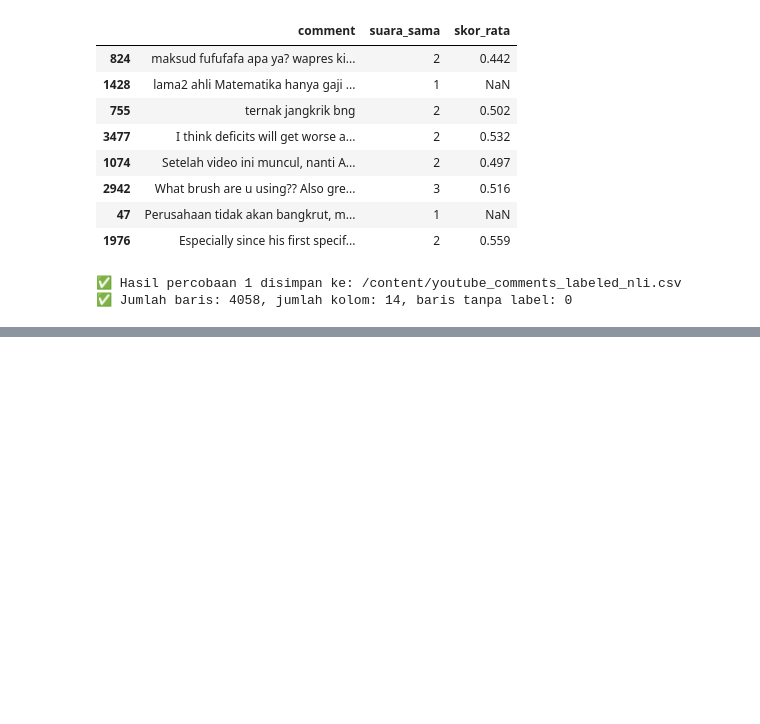
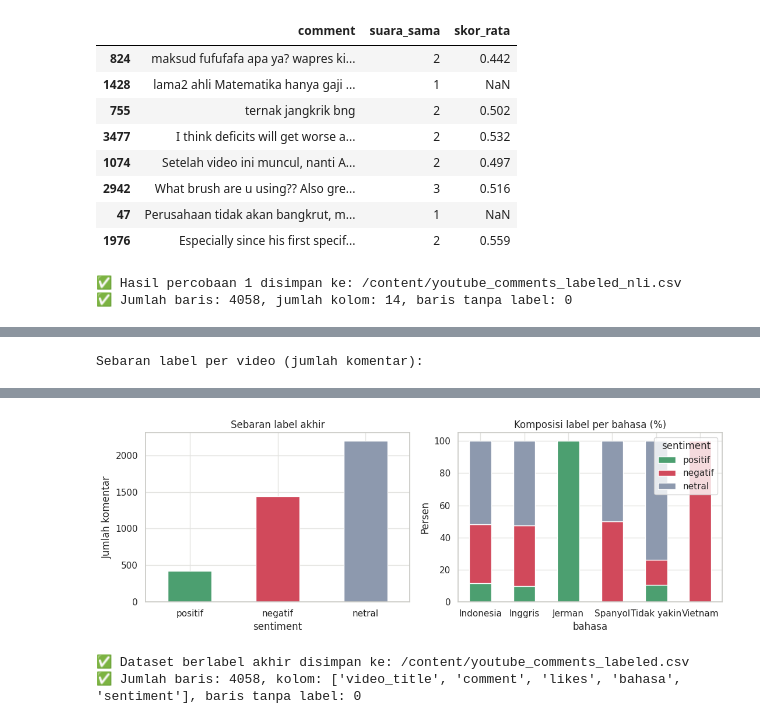
Before and after one commit to RoihansLab/Data-Mining-Project, a Jupyter notebook: youtube_comment_sentiment/Zero-Shot_Labeling/Pre-trained_Transformer.ipynb, the cells around one changed output, grey strips where cells are left out. Saved outputs shown, nothing was run; the diff lists cells and outputs as text; code cells hidden in the pictures; blank space fills up the shorter version.

Commit message:
problem pada 5.5 sebelumnya

```diff
--- a/youtube_comment_sentiment/Zero-Shot_Labeling/Pre-trained_Transformer.ipynb
+++ b/youtube_comment_sentiment/Zero-Shot_Labeling/Pre-trained_Transformer.ipynb
@@ -2965,5 +2442,0 @@ Perbandingan di 5.4 dan 5.8 hanya membutuhkan 200 komentar kunci jawaban, jadi b
-# %%
-# A.1 Menjalankan mDeBERTa-v3 pada seluruh 4.058 komentar (lama, disarankan GPU)
-df_clean = beri_label_nli(df_clean)
-print(df_clean["sentiment"].value_counts().to_string())
-df_clean[["comment", "label_A", "label_B", "label_C", "sentiment", "suara_sama", "skor_rata"]].head(10)
@@ -3132,0 +3020,71 @@ Contoh komentar berlabel tidak yakin (1725 komentar):
+# %%
+from sklearn.metrics import accuracy_score, f1_score, classification_report, confusion_matrix
+import matplotlib.pyplot as plt
+
+URUT3 = ["positif", "negatif", "netral"]
+
+def cari_berkas(nama):
+    """Cari berkas di Colab (/content), folder datasets proyek, atau folder kerja."""
+    for lokasi in [f'/content/{nama}', f'../../datasets/{nama}', f'datasets/{nama}', nama]:
+        if os.path.exists(lokasi):
+            return lokasi
+    raise FileNotFoundError(f'{nama} tidak ditemukan. Unggah berkasnya ke /content atau taruh di folder datasets.')
+
+# 1. Muat label dan periksa kelengkapannya
+label_komentar = pd.read_csv(cari_berkas('label_komentar.csv'))
+label_komentar['label'] = label_komentar['label'].astype('string').str.strip().str.lower()
+
+if len(label_komentar) != len(df_clean):
+    raise ValueError(f'Jumlah label ({len(label_komentar)}) tidak sama dengan jumlah komentar ({len(df_clean)}).')
+if label_komentar['id'].duplicated().any():
+    raise ValueError('Ada id ganda pada label_komentar.csv.')
+label_komentar = label_komentar.sort_values('id').reset_index(drop=True)
+if not (label_komentar['id'].to_numpy() == np.arange(len(df_clean))).all():
+    raise ValueError('Kolom id pada label_komentar.csv harus 0 sampai jumlah komentar dikurangi 1.')
+salah = label_komentar[~label_komentar['label'].isin(URUT3)]
+if len(salah) > 0:
+    raise ValueError(f'{len(salah)} label kosong atau salah tulis. Contoh id: {salah["id"].head(5).tolist()}')
+
+# 2. Gabungkan dengan dataset bersih berdasarkan nomor baris (df_clean memakai indeks 0, 1, 2, ...)
+df_label = df_clean[['video_title', 'comment', 'likes', 'bahasa']].copy()
+df_label['sentiment'] = label_komentar['label'].to_numpy()
+
+print(f'✅ {len(df_label)} komentar berlabel, tidak ada yang kosong.')
+
+# 3. Sebaran label
+print('\nSebaran label akhir:')
+sebaran = df_label['sentiment'].value_counts().reindex(URUT3)
+display(pd.DataFrame({'Jumlah': sebaran, 'Persen': (sebaran / len(df_label) * 100).round(1)}))
+
+print('Sebaran label per bahasa (persen dalam tiap bahasa):')
+display((pd.crosstab(df_label['bahasa'], df_label['sentiment'], normalize='index')[URUT3] * 100).round(1))
+
+print('Sebaran label per video (jumlah komentar):')
+display(pd.crosstab(df_label['video_title'].str.slice(0, 60), df_label['sentiment'])[URUT3])
+
+fig, ax = plt.subplots(1, 2, figsize=(11, 4))
+sebaran.plot(kind='bar', ax=ax[0], color=['#4c9f70', '#d1495b', '#8d99ae'], rot=0)
+ax[0].set_title('Sebaran label akhir')
+ax[0].set_ylabel('Jumlah komentar')
+(pd.crosstab(df_label['bahasa'], df_label['sentiment'], normalize='index')[URUT3] * 100).plot(
+    kind='bar', stacked=True, ax=ax[1], color=['#4c9f70', '#d1495b', '#8d99ae'], rot=0)
+ax[1].set_title('Komposisi label per bahasa (%)')
+ax[1].set_ylabel('Persen')
+plt.tight_layout()
+plt.show()
+
+# 4. Simpan dataset berlabel akhir untuk tahap klasifikasi
+if os.path.exists('/content'):
+    FILE_LABEL = '/content/youtube_comments_labeled.csv'
+elif os.path.exists('../../datasets'):
+    FILE_LABEL = '../../datasets/youtube_comments_labeled.csv'
+elif os.path.exists('datasets'):
+    FILE_LABEL = 'datasets/youtube_comments_labeled.csv'
+else:
+    FILE_LABEL = 'youtube_comments_labeled.csv'
+
+df_label.to_csv(FILE_LABEL, index=False, encoding='utf-8')
+df_cek = pd.read_csv(FILE_LABEL)
+print(f'\n✅ Dataset berlabel akhir disimpan ke: {FILE_LABEL}')
+print(f'✅ Jumlah baris: {len(df_cek)}, kolom: {df_cek.columns.tolist()}, baris tanpa label: {df_cek["sentiment"].isna().sum()}')
+# %% [output]
@@ -3132,0 +3108 @@ Contoh komentar berlabel tidak yakin (1725 komentar):
+Sebaran label per video (jumlah komentar):
@@ -3132,0 +3117,3 @@ Contoh komentar berlabel tidak yakin (1725 komentar):
+[figure, added]
+✅ Dataset berlabel akhir disimpan ke: /content/youtube_comments_labeled.csv
+✅ Jumlah baris: 4058, kolom: ['video_title', 'comment', 'likes', 'bahasa', 'sentiment'], baris tanpa label: 0
```
Also changed, not shown: parts of 97 cells of this notebook.
